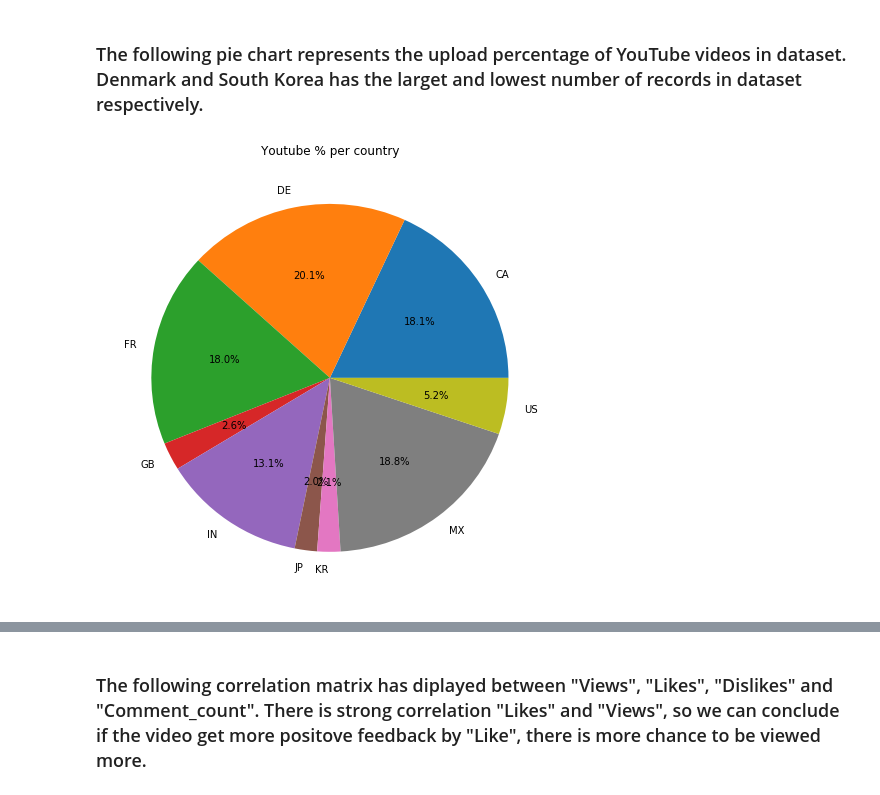
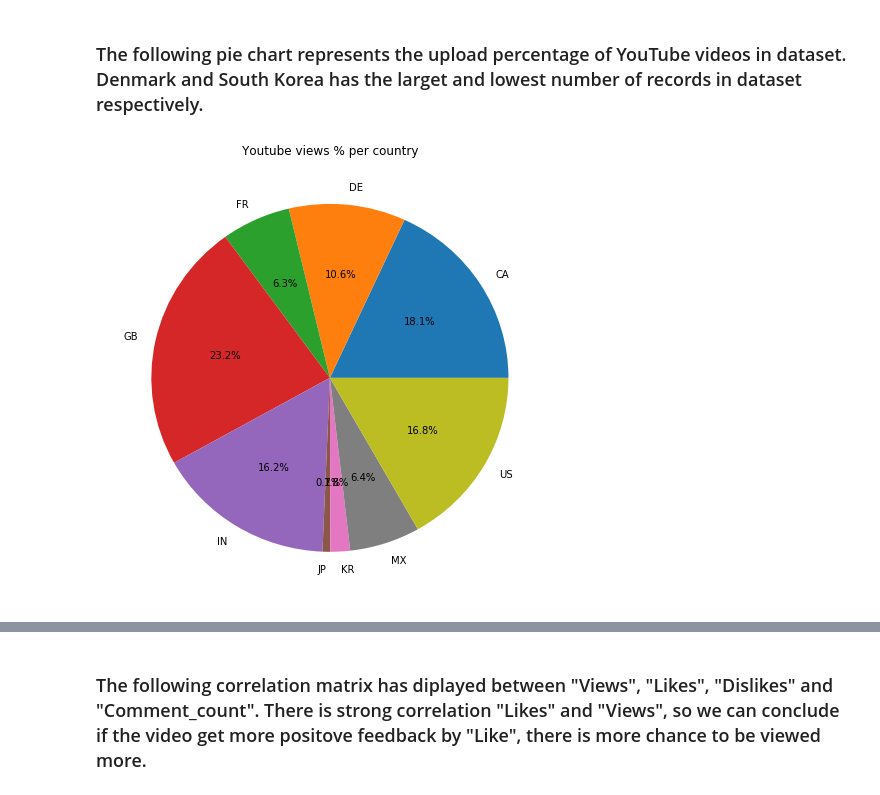
Before and after one commit to emami06/TrendingVideoYouTube, a Jupyter notebook: YouTube+EDA.ipynb, the cells around one changed output, grey strips where cells are left out. Cells and saved outputs as stored; diff of their text form; code cells hidden in the pictures.

```diff
--- a/YouTube+EDA.ipynb
+++ b/YouTube+EDA.ipynb
@@ -55,11 +72,12 @@ len(views)
 # %%
 df_temp = data.reset_index().sort_values('trending_date')
 
 labels = df_temp.groupby(['country']).count().index
-sizes = df_temp.groupby(['country']).count()['title']
+#sizes = df_temp.groupby(['country']).count()['views']
+sizes = df_temp[['views','country']].groupby('country').sum()
 fig, ax = plt.subplots(figsize=(8,8))
 ax.pie(sizes, labels=labels, labeldistance=1.1, autopct='%1.1f%%',shadow=False)
-plt.title("Youtube % per country", fontsize=12)
+plt.title("Youtube views % per country", fontsize=12)
 plt.show()
 # %% [output]
-[figure, old version]
+[figure, new version]
```
Also changed, not shown: parts of 36 cells of this notebook.
